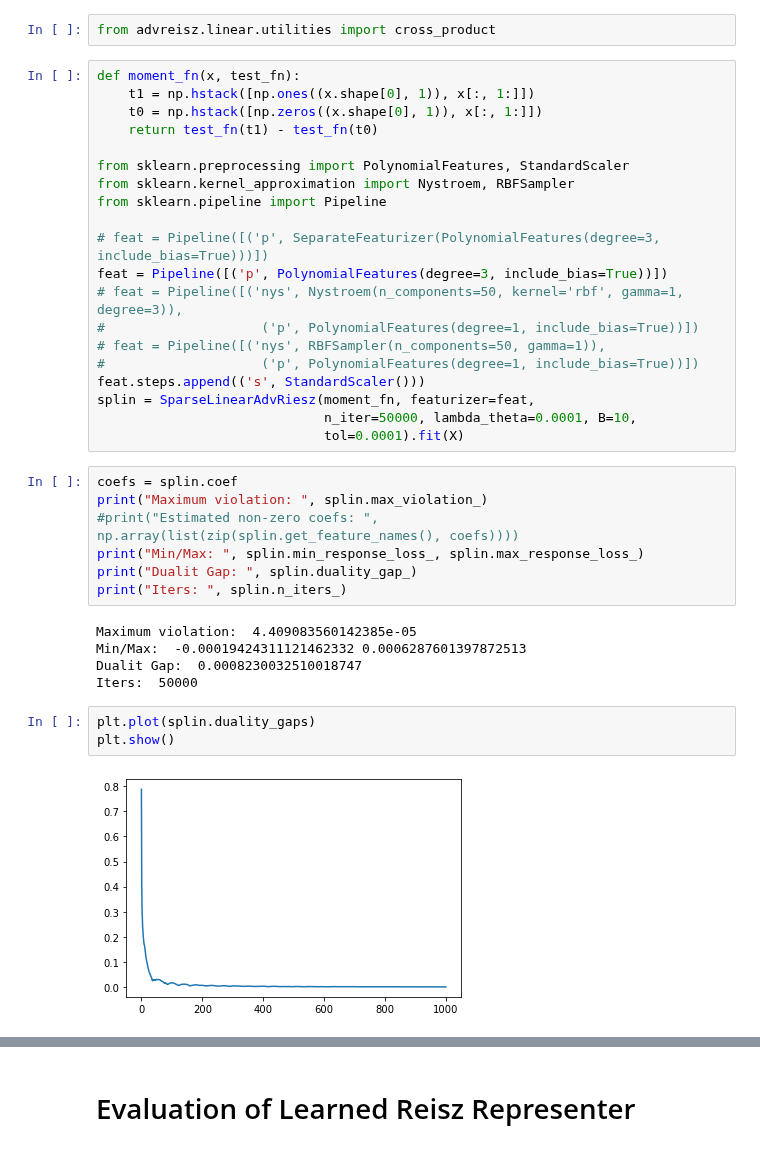
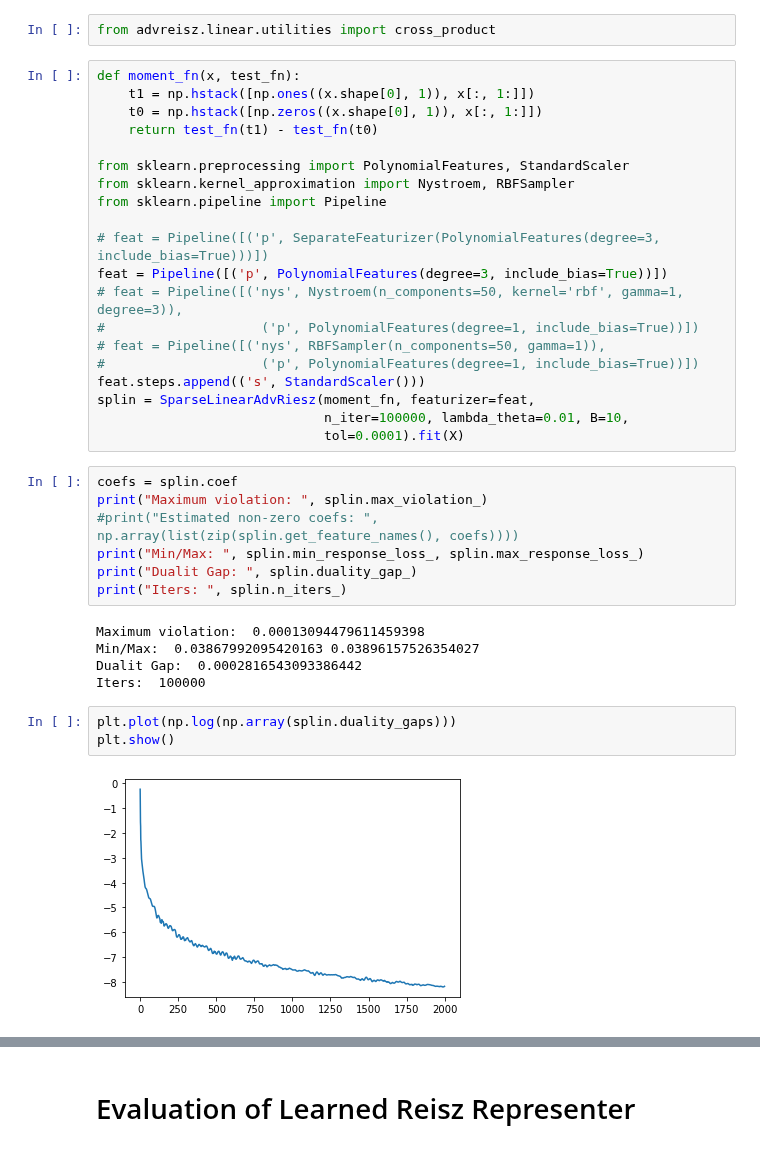
Before and after one commit to syrgkanislab/adversarial_reisz, a Jupyter notebook: LinearAdversarialReisz.ipynb, the cells around one changed output, grey strips where cells are left out. Cells and saved outputs as stored; diff of their text form.

```diff
--- a/LinearAdversarialReisz.ipynb
+++ b/LinearAdversarialReisz.ipynb
@@ -104,7 +104,7 @@ feat = Pipeline([('p', PolynomialFeatures(degree=3, include_bias=True))])
 #                    ('p', PolynomialFeatures(degree=1, include_bias=True))])
 feat.steps.append(('s', StandardScaler()))
 splin = SparseLinearAdvRiesz(moment_fn, featurizer=feat,
-                             n_iter=50000, lambda_theta=0.0001, B=10,
+                             n_iter=100000, lambda_theta=0.01, B=10,
                              tol=0.0001).fit(X)
 # %%
 coefs = splin.coef
@@ -114,15 +114,15 @@ print("Min/Max: ", splin.min_response_loss_, splin.max_response_loss_)
 print("Dualit Gap: ", splin.duality_gap_)
 print("Iters: ", splin.n_iters_)
 # %% [output]
-Maximum violation:  4.409083560142385e-05
-Min/Max:  -0.00019424311121462332 0.0006287601397872513
-Dualit Gap:  0.0008230032510018747
-Iters:  50000
+Maximum violation:  0.00013094479611459398
+Min/Max:  0.03867992095420163 0.03896157526354027
+Dualit Gap:  0.0002816543093386442
+Iters:  100000
 # %%
-plt.plot(splin.duality_gaps)
+plt.plot(np.log(np.array(splin.duality_gaps)))
 plt.show()
 # %% [output]
-[figure, old version]
+[figure, new version]
 # %%
 plt.plot(np.exp(np.array(splin.log_theta_list)))
 plt.show()
```
Also changed, not shown: parts of 6 cells of this notebook, 1 other file.
